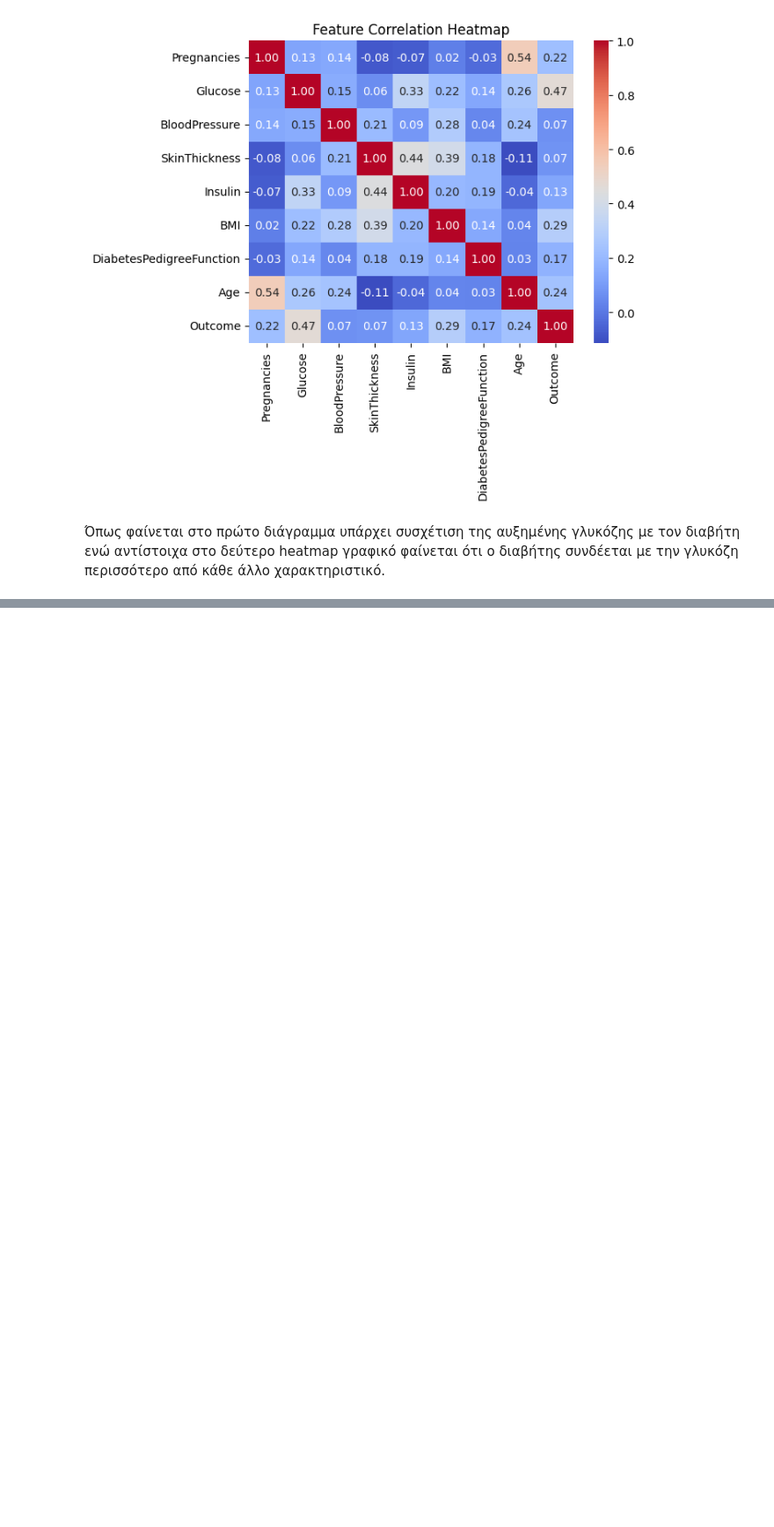
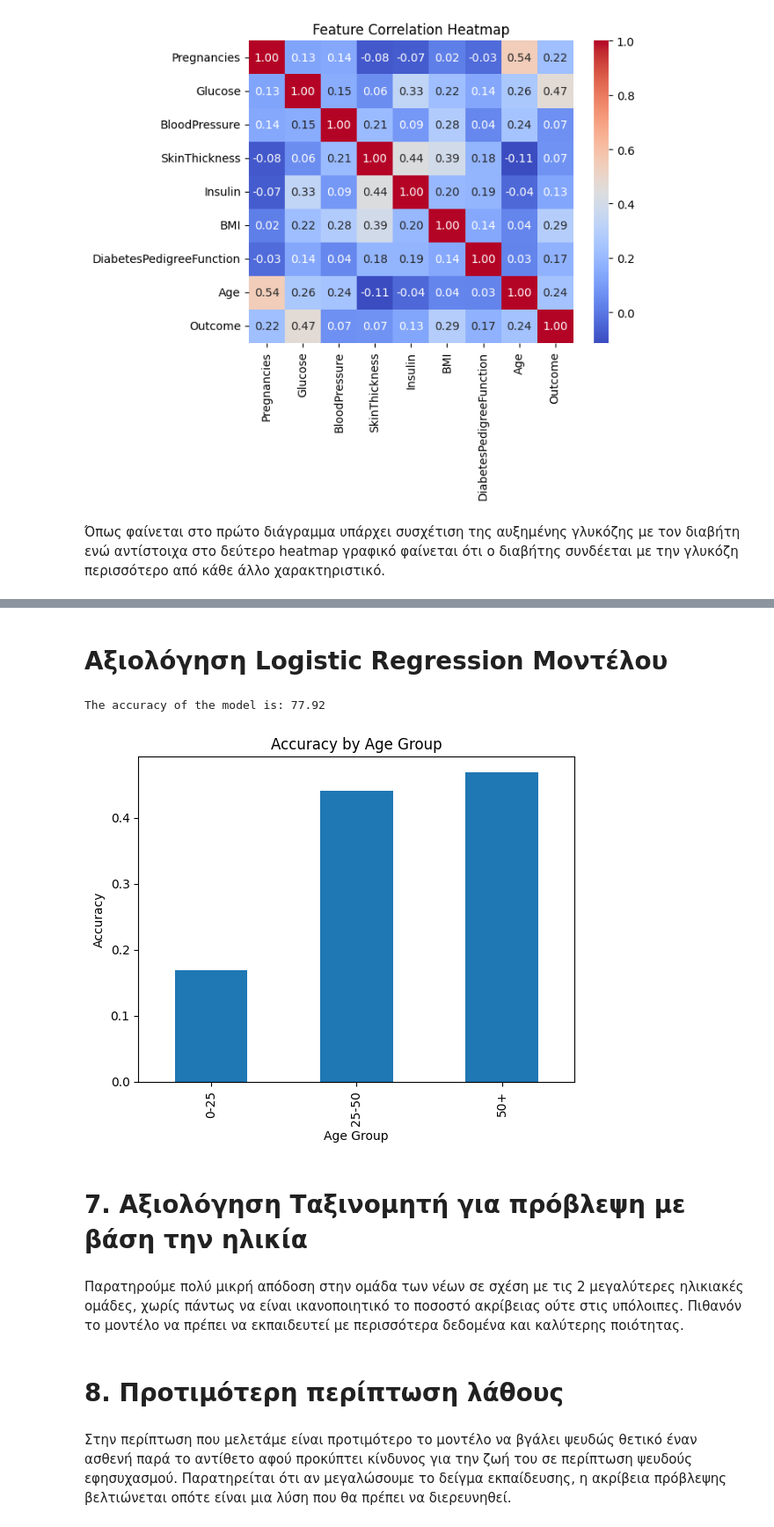
Before and after one commit to vpapoglou/Machine-Learning-Auth, a Jupyter notebook: Εργασία1.ipynb, the cells around one changed output, grey strips where cells are left out. Shown at 88% size. Drawn from its saved outputs; the diff is of its cells as text; code cells hidden in the pictures; blank space fills up the shorter version.

```diff
--- a/Εργασία1.ipynb
+++ b/Εργασία1.ipynb
@@ -94,0 +130,27 @@ plt.show()
+# %% [markdown]
+# Αξιολόγηση Logistic Regression Μοντέλου
+# %%
+accuracy = accuracy_score(y_test, y_pred)
+accuracy_percentage = round(accuracy*100, 2)
+
+print(f'The accuracy of the model is: {accuracy_percentage}')
+# %% [output]
+The accuracy of the model is: 77.92
+# %%
+age_groups = pd.cut(df['Age'], bins=[0, 25, 50, 100], labels=['0-25', '25-50', '50+'])
+df['Age Group'] = age_groups
+accuracy_per_age = df.groupby('Age Group', observed=True)['Outcome'].mean()
+accuracy_per_age.plot(kind='bar')
+plt.title('Accuracy by Age Group')
+plt.ylabel('Accuracy')
+plt.show()
+# %% [output]
+[figure, added]
+# %% [markdown]
+# 7. Αξιολόγηση Ταξινομητή για πρόβλεψη με βάση την ηλικία
+# %% [markdown]
+Παρατηρούμε πολύ μικρή απόδοση στην ομάδα των νέων σε σχέση με τις 2 μεγαλύτερες ηλικιακές ομάδες, χωρίς πάντως να είναι ικανοποιητικό το ποσοστό ακρίβειας ούτε στις υπόλοιπες. Πιθανόν το μοντέλο να πρέπει να εκπαιδευτεί με περισσότερα δεδομένα και καλύτερης ποιότητας.
+# %% [markdown]
+# 8. Προτιμότερη περίπτωση λάθους
+# %% [markdown]
+Στην περίπτωση που μελετάμε είναι προτιμότερο το μοντέλο να βγάλει ψευδώς θετικό έναν ασθενή παρά το αντίθετο αφού προκύπτει κίνδυνος για την ζωή του σε περίπτωση ψευδούς εφησυχασμού. Παρατηρείται ότι αν μεγαλώσουμε το δείγμα εκπαίδευσης, η ακρίβεια πρόβλεψης βελτιώνεται οπότε είναι μια λύση που θα πρέπει να διερευνηθεί.
```
Also changed, not shown: parts of 11 cells of this notebook.
